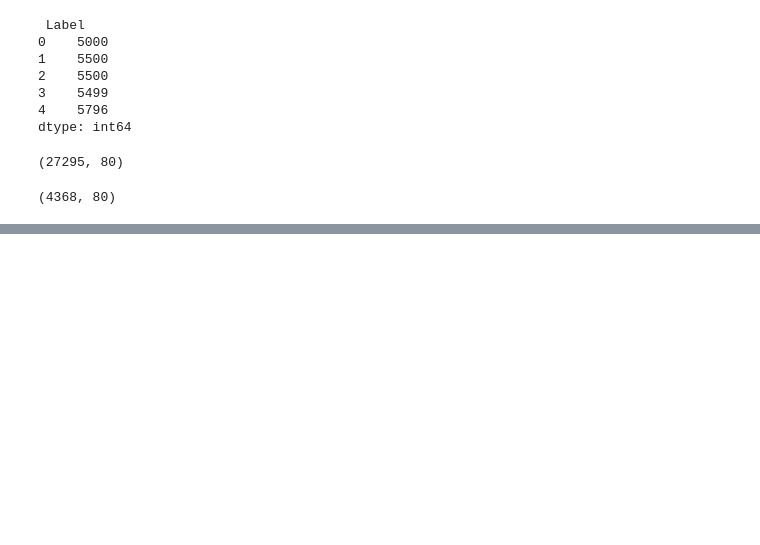
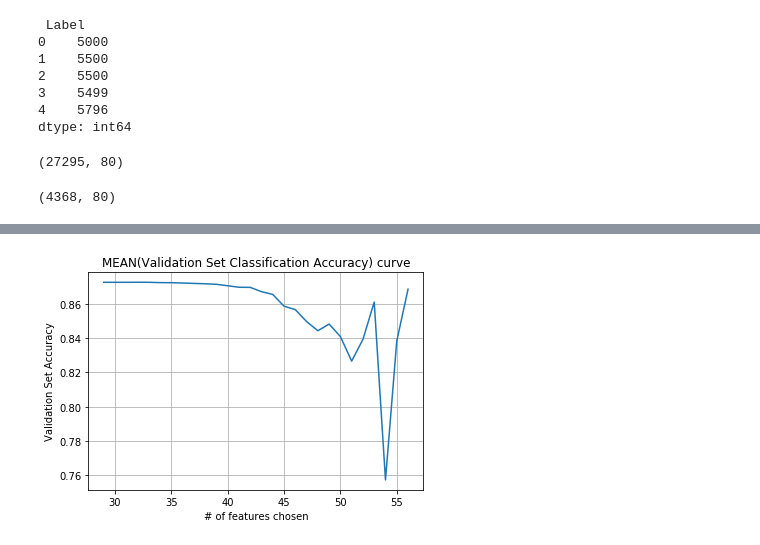
Before and after one commit to nyu-tandon-hsn-ai/FeatureSelection, a Jupyter notebook: genetic_wrapper.ipynb, the cells around one changed output, grey strips where cells are left out. Drawn from its saved outputs; the diff is of its cells as text; code cells hidden in the pictures; blank space fills up the shorter version.

```diff
--- a/genetic_wrapper.ipynb
+++ b/genetic_wrapper.ipynb
@@ -227,0 +310,19 @@ Feature Subset: [' Source Port', ' Protocol', ' Flow Duration', ' Total Fwd Pack
+# %%
+from collections import OrderedDict
+
+valAccList_mean = defaultdict(list)
+for item in index_where:
+#     print(item)
+    valAcc_mean = np.mean(df_validationAccuracyList.iloc[index_where[item]])[0]
+    valAccList_mean[item].append(valAcc_mean)
+
+valAccList_mean = OrderedDict(sorted(valAccList_mean.items()))
+# %%
+g = plt.figure(5)
+plt.plot(list(valAccList_mean.keys())[1:], list(valAccList_mean.values())[1:])
+plt.title('MEAN(Validation Set Classification Accuracy) curve')
+plt.xlabel('# of features chosen')
+plt.ylabel('Validation Set Accuracy')
+plt.grid()
+# %% [output]
+[figure, added]
```
Also changed, not shown: parts of 16 cells of this notebook, 2 other files.
